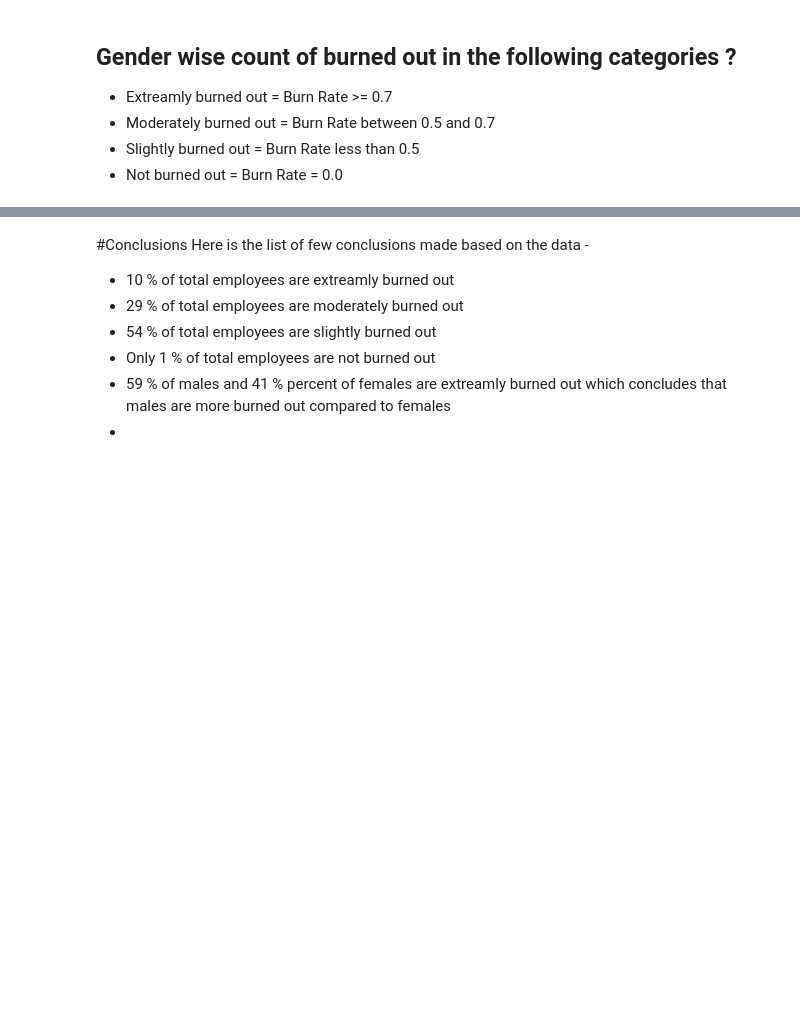
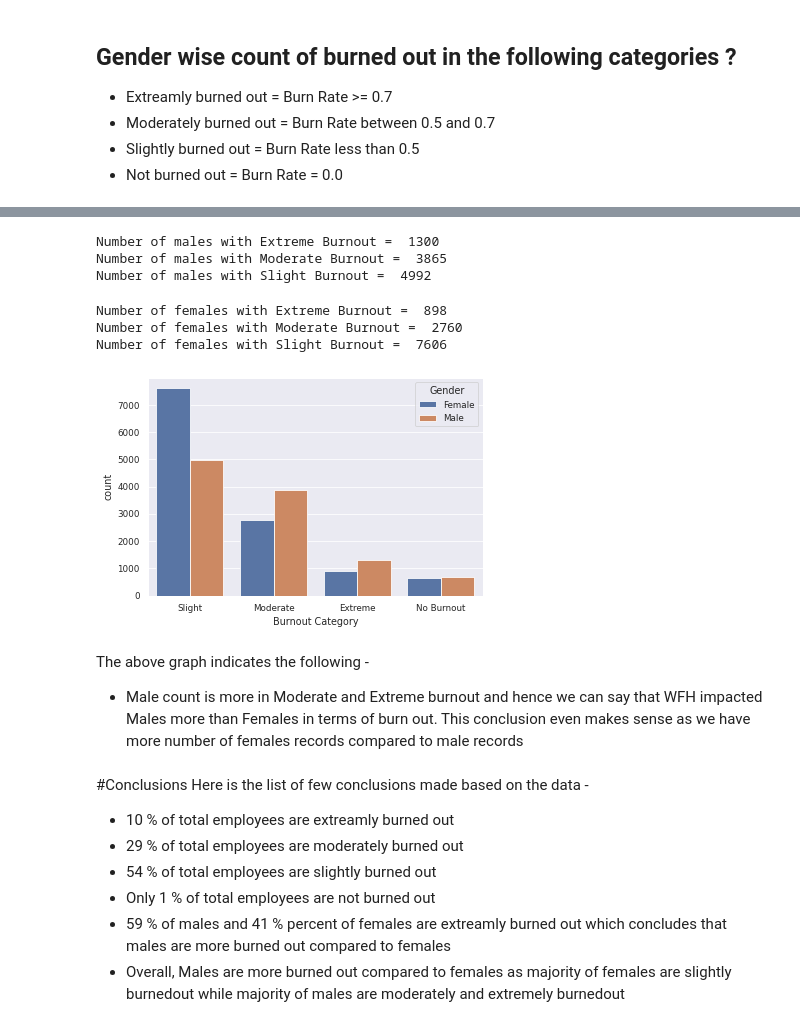
Before and after one commit to AMMLRepos/predict-mental-burnout-of-employeesu, a Jupyter notebook: Analyzing_and_predicting_employee_burnout_during_pandemic.ipynb, the cells around one changed output, grey strips where cells are left out. Cells and saved outputs as stored; diff of their text form; code cells hidden in the pictures; blank space fills up the shorter version.

```diff
--- a/Analyzing_and_predicting_employee_burnout_during_pandemic.ipynb
+++ b/Analyzing_and_predicting_employee_burnout_during_pandemic.ipynb
@@ -348,3 +332,39 @@ Percentage of females in extreamly burned out category =  40.907199334165625
+# %%
+raw_employee_df['Burnout Category'] = np.where(
+    raw_employee_df['Burn Rate'] > 0.7, "Extreme", #Else below
+    np.where((raw_employee_df["Burn Rate"] >= 0.5) & (raw_employee_df["Burn Rate"] < 0.7), "Moderate", #else below
+    np.where(raw_employee_df['Burn Rate'] < 0.5, "Slight", "No Burnout"  )))
+# %%
+males_count_extreme = raw_employee_df[(raw_employee_df['Burnout Category'] == "Extreme") & ((raw_employee_df['Gender'] == "Male"))]['Burnout Category'].count()
+males_count_moderate = raw_employee_df[(raw_employee_df['Burnout Category'] == "Moderate") & ((raw_employee_df['Gender'] == "Male"))]['Burnout Category'].count()
+males_count_slight = raw_employee_df[(raw_employee_df['Burnout Category'] == "Slight") & ((raw_employee_df['Gender'] == "Male"))]['Burnout Category'].count()
+
+print("Number of males with Extreme Burnout = ", males_count_extreme)
+print("Number of males with Moderate Burnout = ", males_count_moderate)
+print("Number of males with Slight Burnout = ", males_count_slight)
+# %% [output]
+Number of males with Extreme Burnout =  1300
+Number of males with Moderate Burnout =  3865
+Number of males with Slight Burnout =  4992
+# %%
+females_count_extreme = raw_employee_df[(raw_employee_df['Burnout Category'] == "Extreme") & ((raw_employee_df['Gender'] == "Female"))]['Burnout Category'].count()
+females_count_moderate = raw_employee_df[(raw_employee_df['Burnout Category'] == "Moderate") & ((raw_employee_df['Gender'] == "Female"))]['Burnout Category'].count()
+females_count_slight = raw_employee_df[(raw_employee_df['Burnout Category'] == "Slight") & ((raw_employee_df['Gender'] == "Female"))]['Burnout Category'].count()
+
+print("Number of females with Extreme Burnout = ", females_count_extreme)
+print("Number of females with Moderate Burnout = ", females_count_moderate)
+print("Number of females with Slight Burnout = ", females_count_slight)
+# %% [output]
+Number of females with Extreme Burnout =  898
+Number of females with Moderate Burnout =  2760
+Number of females with Slight Burnout =  7606
+# %%
+sns.countplot(x = "Burnout Category", data = raw_employee_df, hue = "Gender");
+# %% [output]
+[figure, added]
+# %% [markdown]
+The above graph indicates the following -
+- Male count is more in Moderate and Extreme burnout and hence we can say that WFH impacted Males more than Females in terms of burn out. This conclusion even makes sense as we have more number of females records compared to male records
 # %% [markdown]
 #Conclusions
 Here is the list of few conclusions made based on the data -
@@ -354,4 +374,4 @@ Here is the list of few conclusions made based on the data -
 - 54 % of total employees are slightly burned out
 - Only 1 % of total employees are not burned out
 - 59 % of males and 41 % percent of females are extreamly burned out which concludes that males are more burned out compared to females
--
+- Overall, Males are more burned out compared to females as majority of females are slightly burnedout while majority of males are moderately and extremely burnedout
```
Also changed, not shown: parts of 2 cells of this notebook.
